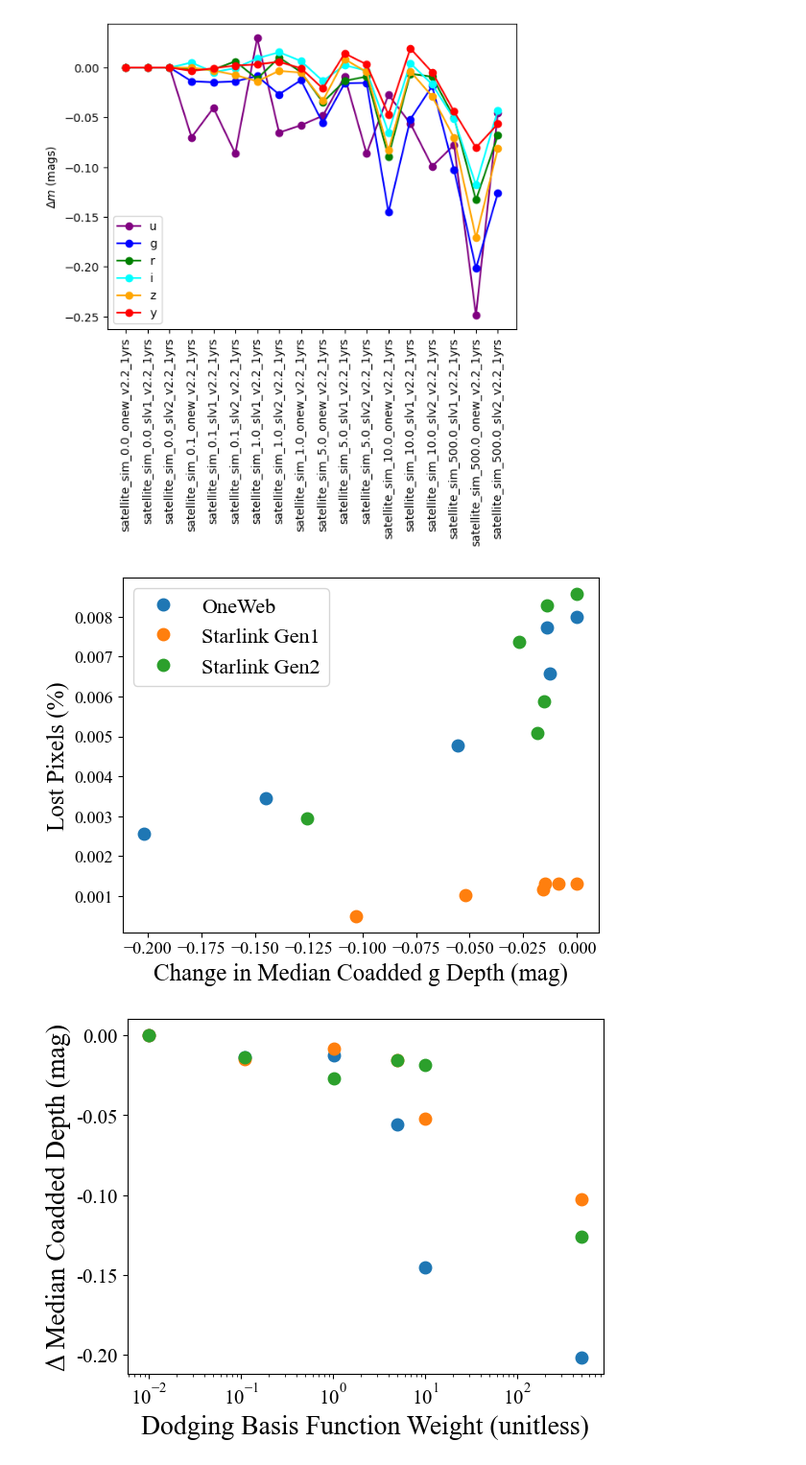
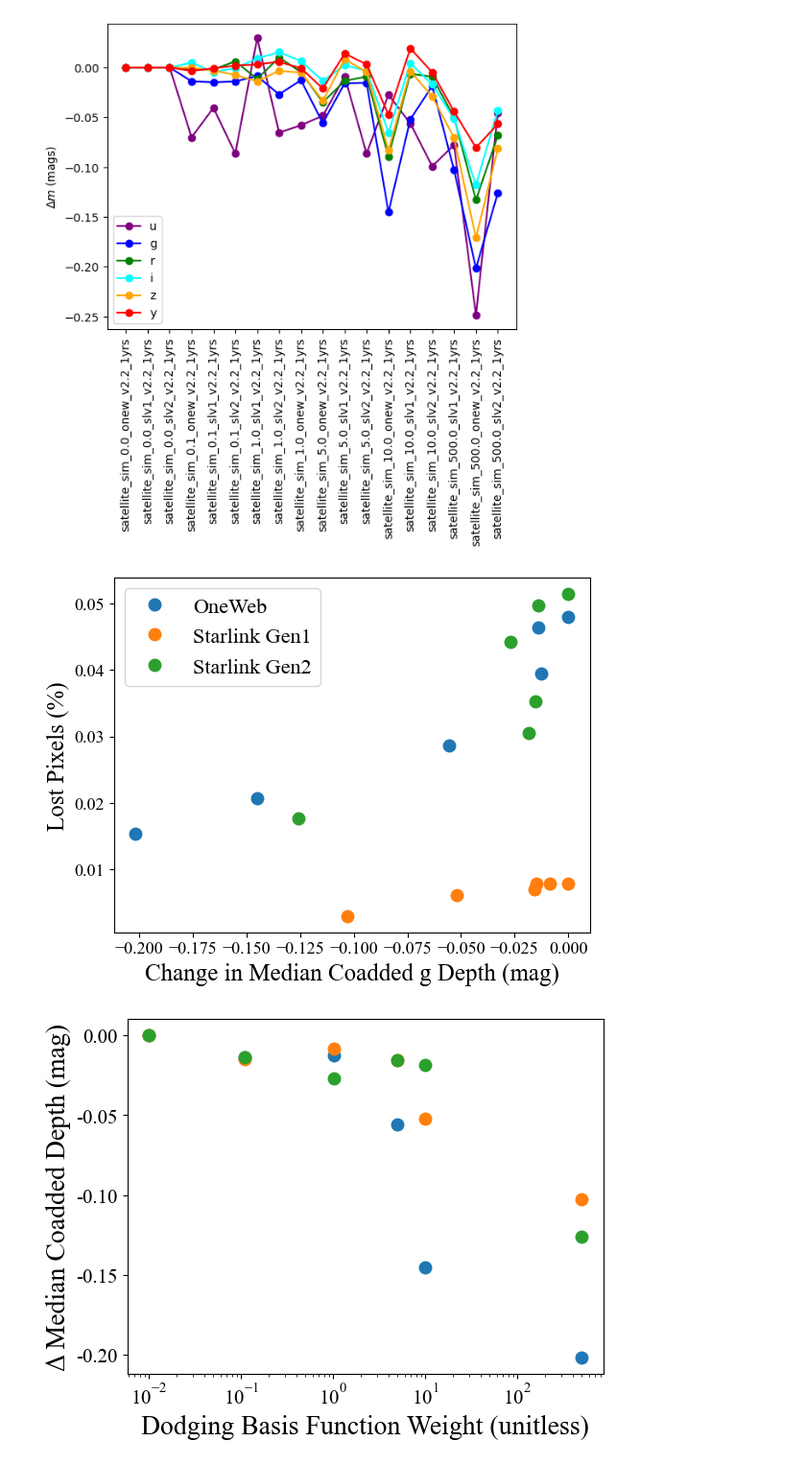
Before and after one commit to lsst-sims/satellite-dodging-ApJL, a Jupyter notebook: plots/compare_sim_runs.ipynb, the cells around one changed output. Shown at 96% size. Saved outputs shown, nothing was run; the diff lists cells and outputs as text; code cells hidden in the pictures.

Commit message:
fix figure 4

```diff
--- a/plots/compare_sim_runs.ipynb
+++ b/plots/compare_sim_runs.ipynb
@@ -218,7 +218,7 @@ Text(0, 0.5, '$\\Delta m$ (mags)')
 # A lot of info to try and plot here. We have 6 filters, 3 constellations, and 6 weights.
 
 
-mask_width = 50 # pix
+mask_width = 300 # pix
 pixscale = 0.2 #arcsec/pix
 n_pix = 2.9e9 #
 
@@ -229,34 +229,34 @@ for c_name in np.unique(df['constellation_name']):
     good = np.where(df['constellation_name'].values == c_name)[0]
 
     zp = df['Median CoaddM5 %s HealpixSlicer' % filtername][0]
     dm = df['Median CoaddM5 %s HealpixSlicer' % filtername] - zp
 
     mean_streak_length = df['streak_length_sum']/df['Number of Exposures']*60  # in arcmin
     lost_pix_frac = mean_streak_length*60/pixscale*mask_width/n_pix
     if c_name == 'onew':
         label_name='OneWeb'
     elif c_name == 'slv1':
         label_name='Starlink Gen1'
     else:
         label_name='Starlink Gen2'
 
 
     ax.plot(dm.values[good], lost_pix_frac[good]*100, 'o', label=label_name, markersize=9)
 ax.set_xlabel('Change in Median Coadded %s Depth (mag)' % filtername,fontsize=18,labelpad=4, **csfont)
 ax.tick_params(axis='both', which='major', labelsize=13)
 ax.tick_params(axis='both', which='major', labelsize=13)
 plt.xticks(**csfont)
 plt.yticks(**csfont)
 ax.set_ylabel('Lost Pixels (%)',fontsize=18,labelpad=4, **csfont)
 legend = ax.legend(loc='upper left',fontsize=16)
 plt.setp(legend.texts, family='Times New Roman')
 plt.xticks(**csfont)
 plt.yticks(**csfont)
 
 
 plt.savefig('streak_length_v_deltam.pdf',bbox_inches="tight")
 # %% [output]
-[figure, old version]
+[figure, new version]
 # %%
 
 filtername = 'g'
```
Also changed, not shown: 1 other file.
